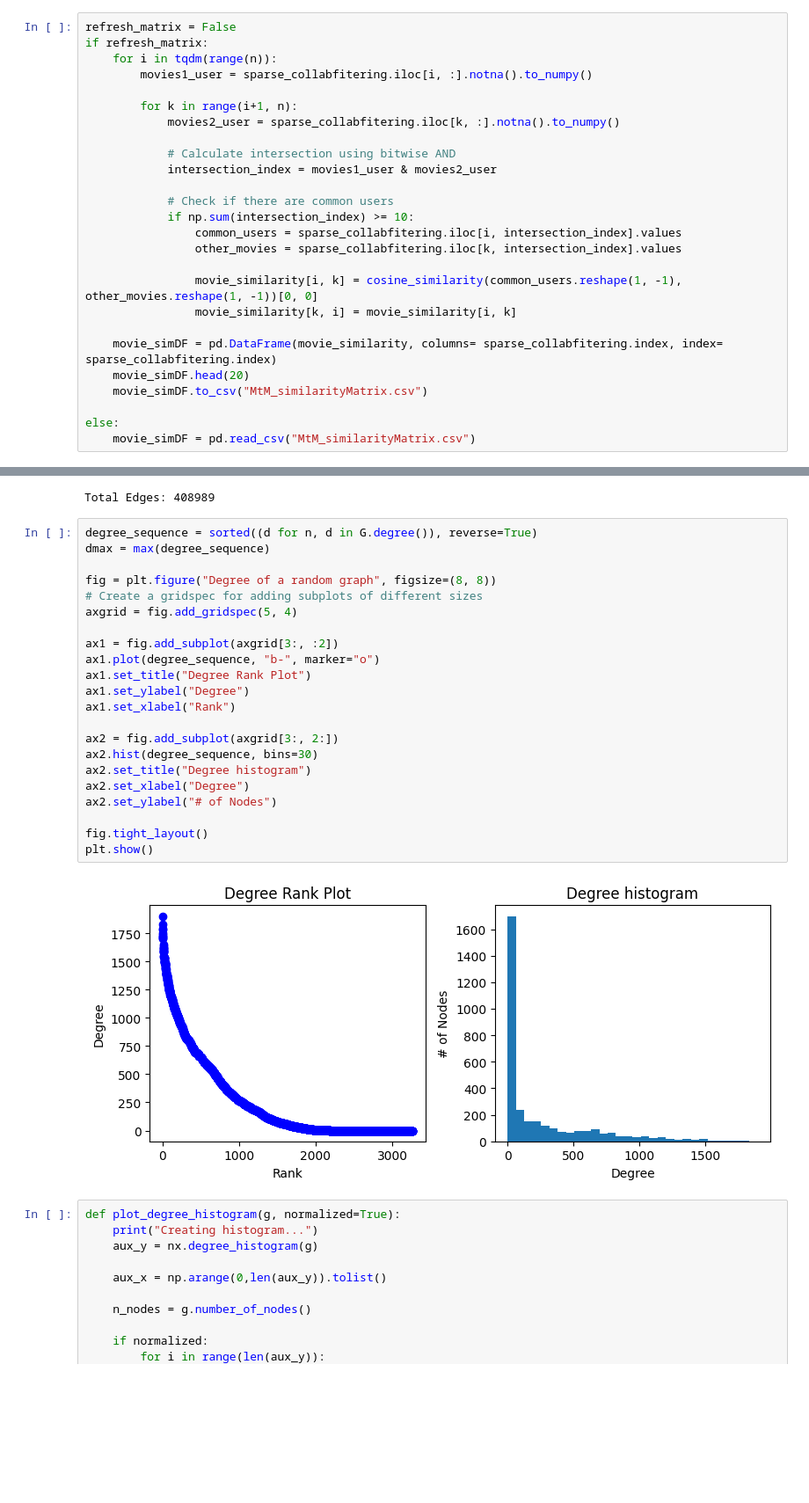
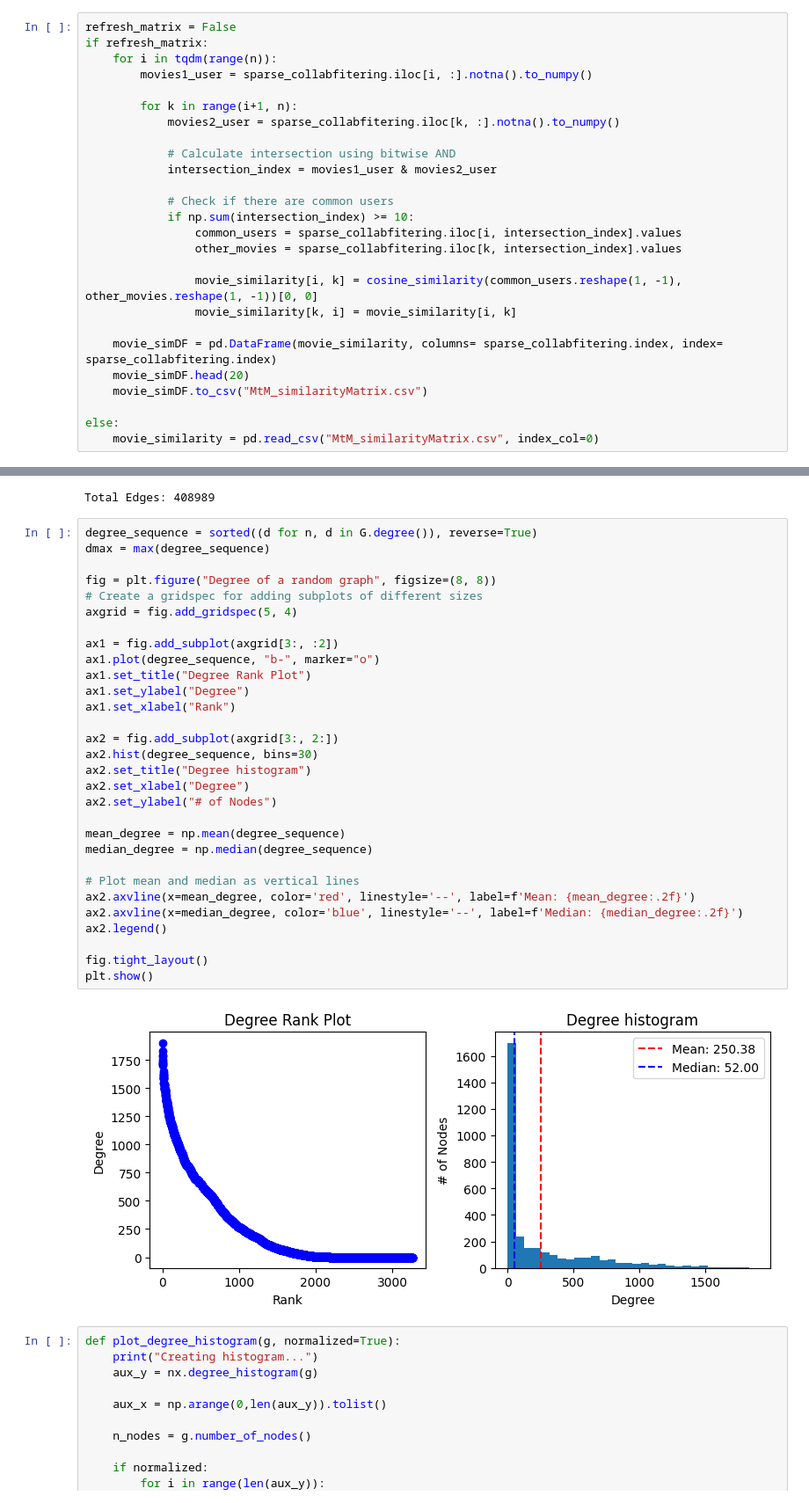
Before and after one commit to chenjoshua7/RecommendationSystems_NetworksFP, a Jupyter notebook: movie_network.ipynb, the cells around one changed output, grey strips where cells are left out. Shown at 88% size. Cells and saved outputs as stored; diff of their text form; blank space fills up the shorter version.

```diff
--- a/movie_network.ipynb
+++ b/movie_network.ipynb
@@ -181,4 +181,4 @@ if refresh_matrix:
     movie_simDF.to_csv("MtM_similarityMatrix.csv")
 
 else:
-    movie_simDF = pd.read_csv("MtM_similarityMatrix.csv")
+    movie_similarity = pd.read_csv("MtM_similarityMatrix.csv", index_col=0)
@@ -211,27 +197,35 @@ Total Edges: 408989
 # %%
 degree_sequence = sorted((d for n, d in G.degree()), reverse=True)
 dmax = max(degree_sequence)
 
 fig = plt.figure("Degree of a random graph", figsize=(8, 8))
 # Create a gridspec for adding subplots of different sizes
 axgrid = fig.add_gridspec(5, 4)
 
 ax1 = fig.add_subplot(axgrid[3:, :2])
 ax1.plot(degree_sequence, "b-", marker="o")
 ax1.set_title("Degree Rank Plot")
 ax1.set_ylabel("Degree")
 ax1.set_xlabel("Rank")
 
 ax2 = fig.add_subplot(axgrid[3:, 2:])
 ax2.hist(degree_sequence, bins=30)
 ax2.set_title("Degree histogram")
 ax2.set_xlabel("Degree")
 ax2.set_ylabel("# of Nodes")
 
+mean_degree = np.mean(degree_sequence)
+median_degree = np.median(degree_sequence)
+
+# Plot mean and median as vertical lines
+ax2.axvline(x=mean_degree, color='red', linestyle='--', label=f'Mean: {mean_degree:.2f}')
+ax2.axvline(x=median_degree, color='blue', linestyle='--', label=f'Median: {median_degree:.2f}')
+ax2.legend()
+
 fig.tight_layout()
 plt.show()
 # %% [output]
-[figure, old version]
+[figure, new version]
 # %%
 def plot_degree_histogram(g, normalized=True):
     print("Creating histogram...")
```
Also changed, not shown: parts of 6 cells of this notebook, 1 other file.
